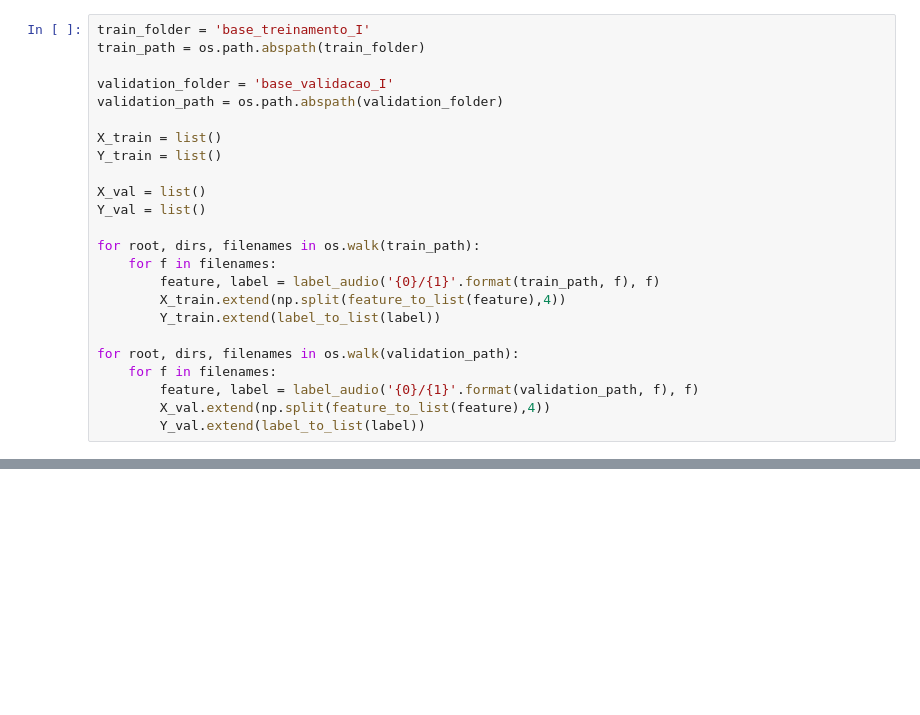
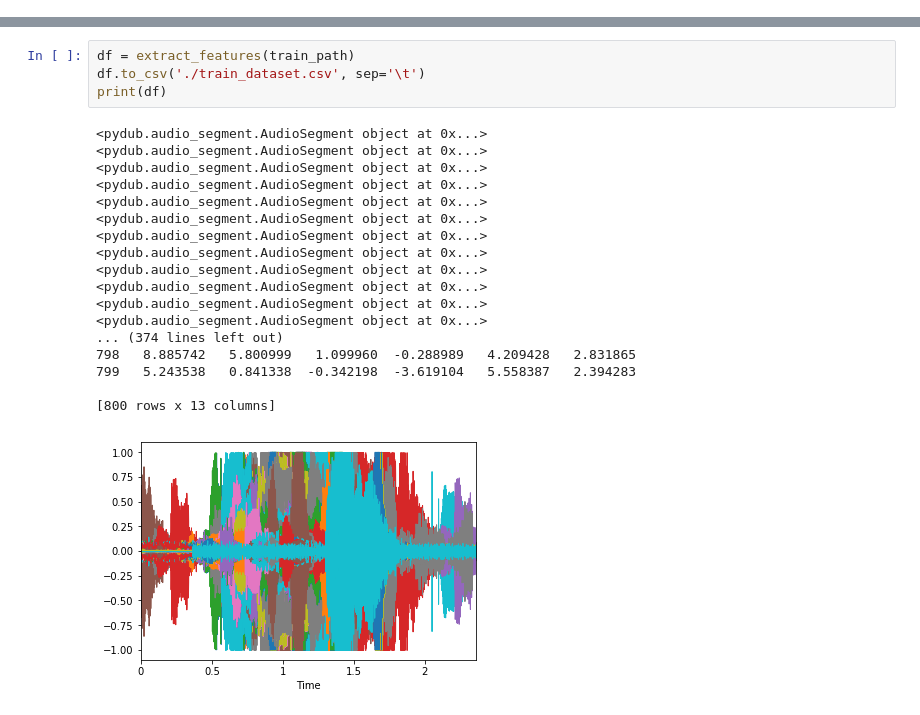
Before and after one commit to flaviajanine/MD-audio-classify, a Jupyter notebook: classifier.ipynb, the cells around one changed output, grey strips where cells are left out. Cells and saved outputs as stored; diff of their text form; blank space fills up the shorter version.

Commit message:
Refactoring e organização em métodos
- Implementação do GridSearch no treino do modelo;
- Divisão dos dataset de treino/test/validação.

Signed-off-by: flavia beo <flavia.beo@ibm.com>

```diff
--- a/classifier.ipynb
+++ b/classifier.ipynb
@@ -42,24 +6,0 @@ def feature_to_list(feature):
-# %%
-train_folder = 'base_treinamento_I'
-train_path = os.path.abspath(train_folder)
-
-validation_folder = 'base_validacao_I'
-validation_path = os.path.abspath(validation_folder)
-
-X_train = list()
-Y_train = list()
-
-X_val = list()
-Y_val = list()
-
-for root, dirs, filenames in os.walk(train_path):
-    for f in filenames:
-        feature, label = label_audio('{0}/{1}'.format(train_path, f), f)
-        X_train.extend(np.split(feature_to_list(feature),4))
-        Y_train.extend(label_to_list(label))
-
-for root, dirs, filenames in os.walk(validation_path):
-    for f in filenames:
-        feature, label = label_audio('{0}/{1}'.format(validation_path, f), f)
-        X_val.extend(np.split(feature_to_list(feature),4))
-        Y_val.extend(label_to_list(label))
@@ -177,0 +163,23 @@ plt.show()
+# %%
+df = extract_features(train_path)
+df.to_csv('./train_dataset.csv', sep='\t')
+print(df)
+# %% [output]
+<pydub.audio_segment.AudioSegment object at 0x...>
+<pydub.audio_segment.AudioSegment object at 0x...>
+<pydub.audio_segment.AudioSegment object at 0x...>
+<pydub.audio_segment.AudioSegment object at 0x...>
+<pydub.audio_segment.AudioSegment object at 0x...>
+<pydub.audio_segment.AudioSegment object at 0x...>
+<pydub.audio_segment.AudioSegment object at 0x...>
+<pydub.audio_segment.AudioSegment object at 0x...>
+<pydub.audio_segment.AudioSegment object at 0x...>
+<pydub.audio_segment.AudioSegment object at 0x...>
+<pydub.audio_segment.AudioSegment object at 0x...>
+<pydub.audio_segment.AudioSegment object at 0x...>
+... (374 lines left out)
+798   8.885742   5.800999   1.099960  -0.288989   4.209428   2.831865
+799   5.243538   0.841338  -0.342198  -3.619104   5.558387   2.394283
+
+[800 rows x 13 columns]
+[figure, added]
```
Also changed, not shown: parts of 27 cells of this notebook, 9 other files.
